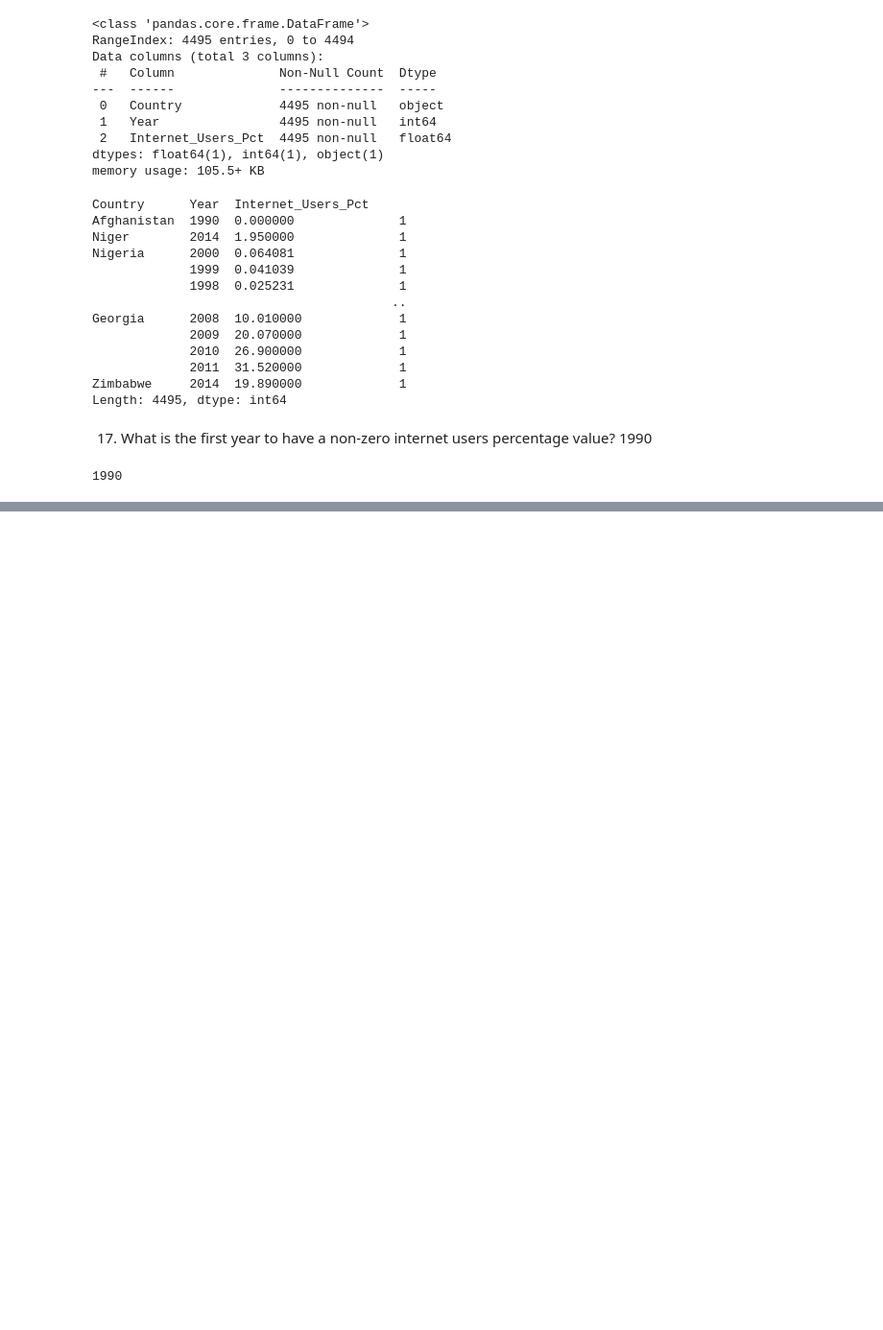
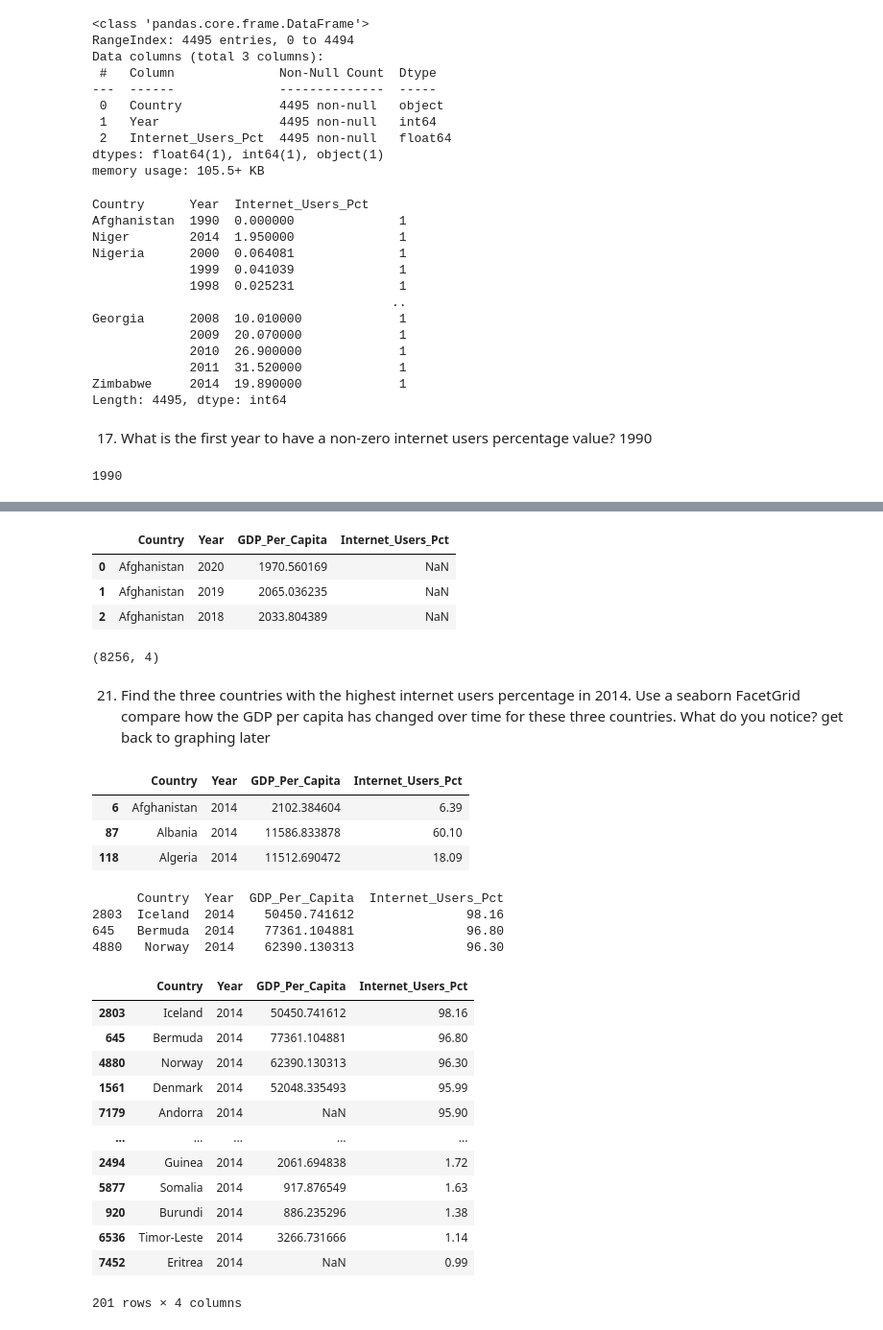
Before and after one commit to patrickjohnston20/un_project, a Jupyter notebook: notebooks_un_project/un_projectnotebook1.ipynb, the cells around one changed output, grey strips where cells are left out. Shown: that part at 96% size. Cells and saved outputs as stored; diff of their text form; code cells hidden in the pictures; blank space fills up the shorter version.

```diff
--- a/notebooks_un_project/un_projectnotebook1.ipynb
+++ b/notebooks_un_project/un_projectnotebook1.ipynb
@@ -515,0 +578,48 @@ first_year_non_zero['Year'].min()
+# %%
+gdp_and_internet_use = pd.merge(gdp_df, internet_df,
+                               left_on = ['Country','Year'], right_on = ['Country','Year'],
+                               how = 'outer')  ## how = type of join!
+gdp_and_internet_use.head(3) ## syntax for joins !!!!
+# %% [output]
+|  | Country | Year | GDP_Per_Capita | Internet_Users_Pct |
+| 0 | Afghanistan | 2020 | 1970.560169 | NaN |
+| 1 | Afghanistan | 2019 | 2065.036235 | NaN |
+| 2 | Afghanistan | 2018 | 2033.804389 | NaN |
+# %%
+gdp_and_internet_use.shape
+# %% [output]
+(8256, 4)
+# %% [markdown]
+21) Find the three countries with the highest internet users percentage in 2014. Use a seaborn FacetGrid compare how the GDP per capita has changed over time for these three countries. What do you notice? get back to graphing later
+# %%
+testing21 = gdp_and_internet_use[(gdp_and_internet_use['Year'] == 2014) & (gdp_and_internet_use['Internet_Users_Pct'])]
+testing21.head(3)
+# %% [output]
+|  | Country | Year | GDP_Per_Capita | Internet_Users_Pct |
+| 6 | Afghanistan | 2014 | 2102.384604 | 6.39 |
+| 87 | Albania | 2014 | 11586.833878 | 60.10 |
+| 118 | Algeria | 2014 | 11512.690472 | 18.09 |
+# %%
+top_3_iup_countries = testing21.sort_values(by = 'Internet_Users_Pct', ascending = False)
+print(top_3_iup_countries[:3])
+# %% [output]
+      Country  Year  GDP_Per_Capita  Internet_Users_Pct
+2803  Iceland  2014    50450.741612               98.16
+645   Bermuda  2014    77361.104881               96.80
+4880   Norway  2014    62390.130313               96.30
+# %%
+top_3_iup_countries
+# %% [output]
+|  | Country | Year | GDP_Per_Capita | Internet_Users_Pct |
+| 2803 | Iceland | 2014 | 50450.741612 | 98.16 |
+| 645 | Bermuda | 2014 | 77361.104881 | 96.80 |
+| 4880 | Norway | 2014 | 62390.130313 | 96.30 |
+| 1561 | Denmark | 2014 | 52048.335493 | 95.99 |
+| 7179 | Andorra | 2014 | NaN | 95.90 |
+| ... | ... | ... | ... | ... |
+| 2494 | Guinea | 2014 | 2061.694838 | 1.72 |
+| 5877 | Somalia | 2014 | 917.876549 | 1.63 |
+| 920 | Burundi | 2014 | 886.235296 | 1.38 |
+| 6536 | Timor-Leste | 2014 | 3266.731666 | 1.14 |
+| 7452 | Eritrea | 2014 | NaN | 0.99 |
+201 rows × 4 columns
```
Also changed, not shown: parts of 14 cells of this notebook.
